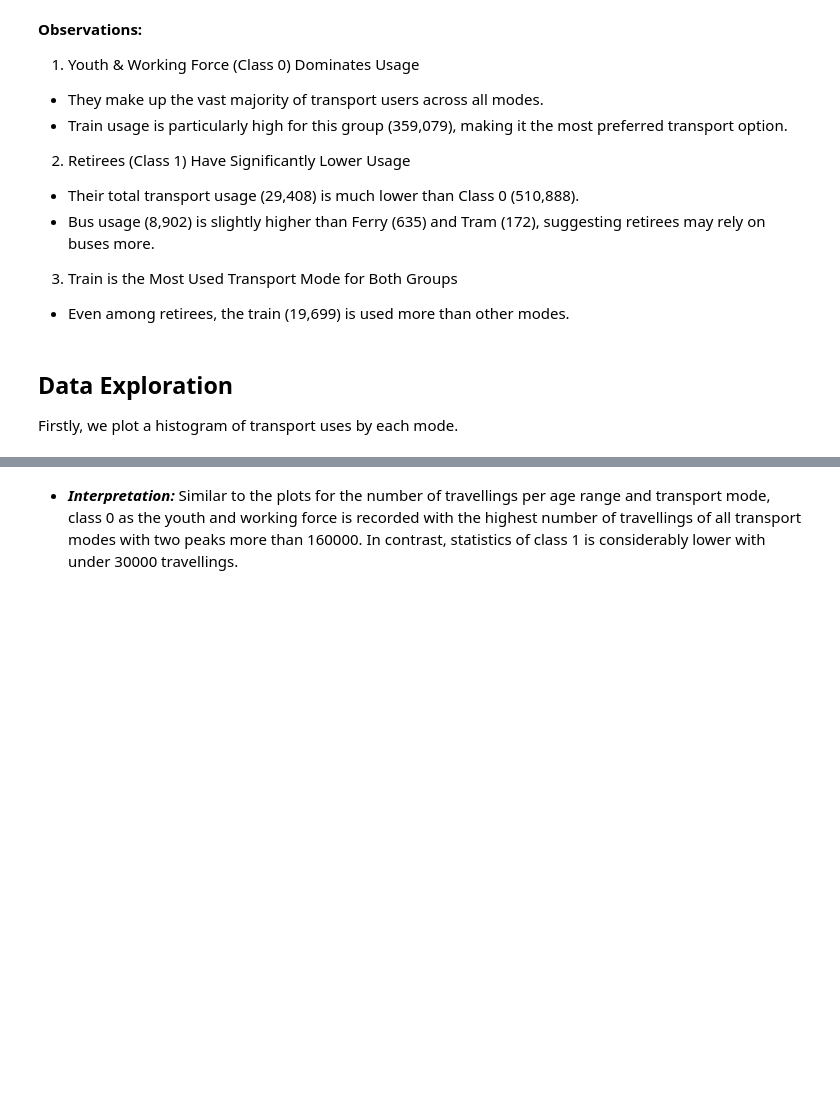
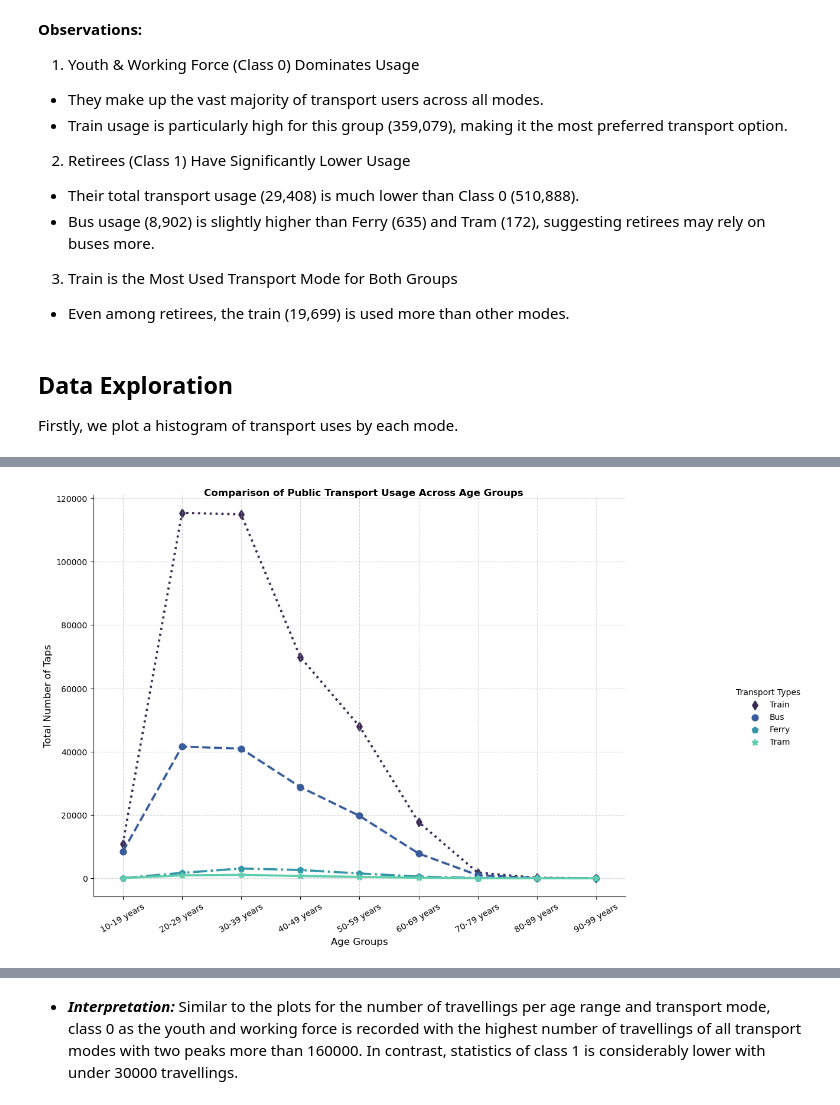
Before and after one commit to ethanaire/Analyzing-NSW-Public-Transports-with-Opal-Cards, a Jupyter notebook: Transport Usage by Age.ipynb, the cells around one changed output, grey strips where cells are left out. Saved outputs shown, nothing was run; the diff lists cells and outputs as text; code cells hidden in the pictures; blank space fills up the shorter version.

```diff
--- a/Transport Usage by Age.ipynb
+++ b/Transport Usage by Age.ipynb
@@ -240,0 +210,5 @@ df_age.head(2)
+# %%
+# Retrive data for all transport modes by age groups
+trans_modes_by_agegr = df_age.drop(["Class", "Total"], axis=1)
+trans_modes_by_agegr["Age Groups"] = trans_modes_by_agegr.index
+trans_modes_by_agegr
@@ -240,0 +227,4 @@ df_age.head(2)
+# %%
+# Unpivot the data by transport types
+trans_modes_by_agegr_melted = pd.melt(trans_modes_by_agegr, id_vars = "Age Groups", var_name="Transport Types")
+trans_modes_by_agegr_melted.head(9)
@@ -240,0 +242,36 @@ df_age.head(2)
+# %%
+# Create the plot
+trans_modes_by_agegr_plot = sns.catplot(
+    x="Age Groups", y="value",
+    markers=["d", "o", "p", "*"],
+    linestyles=["dotted", "dashed", "dashdot", "solid"],
+    kind="point", hue="Transport Types",
+    data=trans_modes_by_agegr_melted, palette="mako"
+)
+
+# Adjust figure size
+trans_modes_by_agegr_plot.fig.set_size_inches(15,8)
+
+# Set title with better font size
+trans_modes_by_agegr_plot.fig.suptitle(
+    "Comparison of Public Transport Usage Across Age Groups",
+    fontsize=12, fontweight="bold"
+)
+
+# Set axis labels
+plt.xlabel("Age Groups", fontsize=12)
+plt.ylabel("Total Number of Taps", fontsize=12)
+
+# Rotate x-axis labels for better readability
+plt.xticks(rotation=30)
+
+# Adjust legend position for better visibility
+# plt.legend(title="Transport Types", loc="upper right", fontsize=10)
+
+# Add gridlines for readability
+plt.grid(True, linestyle="--", alpha=0.5)
+
+# Show the plot
+plt.show()
+# %% [output]
+[figure, added]
```
Also changed, not shown: parts of 17 cells of this notebook.
